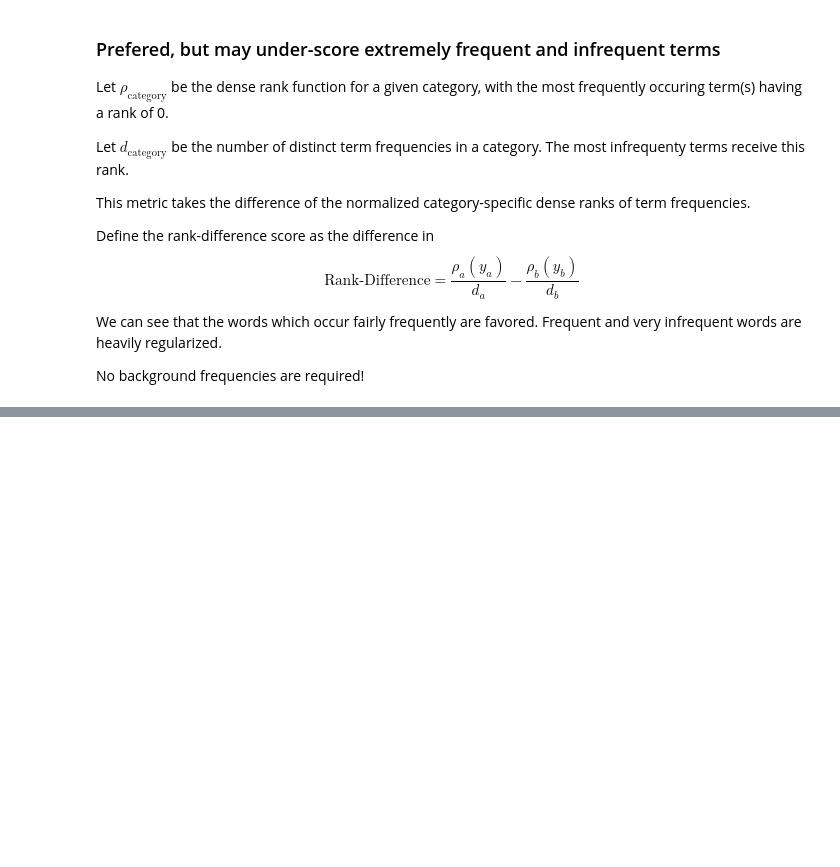
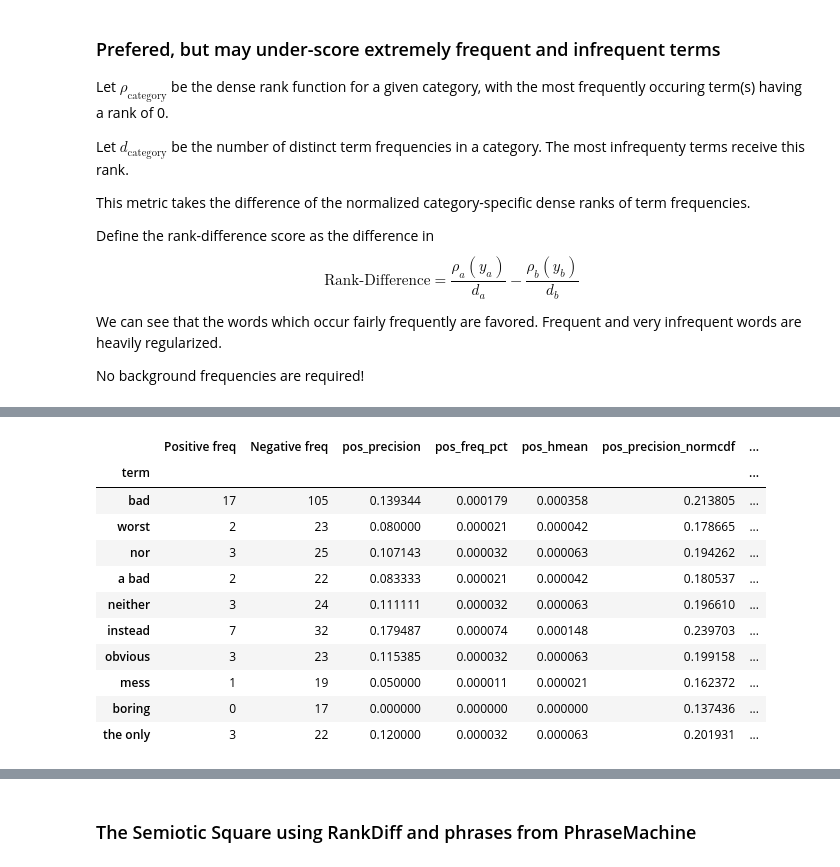
Before and after one commit to JasonKessler/PuPPyTalk, a Jupyter notebook: notebooks/Class-Association-Scores.ipynb, the cells around one changed output, grey strips where cells are left out. Cells and saved outputs as stored; diff of their text form; code cells hidden in the pictures; blank space fills up the shorter version.

```diff
--- a/notebooks/Class-Association-Scores.ipynb
+++ b/notebooks/Class-Association-Scores.ipynb
@@ -471 +627,16 @@ tdf.reset_index().to_csv('term_freqs.csv', index=False)
+# %%
+term_freq_df.sort_values(by='scaled_f_score', ascending=True).iloc[:10]
+# %% [output]
+|  | Positive freq | Negative freq | pos_precision | pos_freq_pct | pos_hmean | pos_precision_normcdf | ... |
+| term |  |  |  |  |  |  | ... |
+| bad | 17 | 105 | 0.139344 | 0.000179 | 0.000358 | 0.213805 | ... |
+| worst | 2 | 23 | 0.080000 | 0.000021 | 0.000042 | 0.178665 | ... |
+| nor | 3 | 25 | 0.107143 | 0.000032 | 0.000063 | 0.194262 | ... |
+| a bad | 2 | 22 | 0.083333 | 0.000021 | 0.000042 | 0.180537 | ... |
+| neither | 3 | 24 | 0.111111 | 0.000032 | 0.000063 | 0.196610 | ... |
+| instead | 7 | 32 | 0.179487 | 0.000074 | 0.000148 | 0.239703 | ... |
+| obvious | 3 | 23 | 0.115385 | 0.000032 | 0.000063 | 0.199158 | ... |
+| mess | 1 | 19 | 0.050000 | 0.000011 | 0.000021 | 0.162372 | ... |
+| boring | 0 | 17 | 0.000000 | 0.000000 | 0.000000 | 0.137436 | ... |
+| the only | 3 | 22 | 0.120000 | 0.000032 | 0.000063 | 0.201931 | ... |
 # %%
@@ -488,4 +654,6 @@ open(file_name, 'wb').write(html.encode('utf-8'))
 IFrame(src=file_name, width = 1300, height=700)
 # %% [output]
 [interactive output not drawn]
+# %% [markdown]
+### The Semiotic Square using RankDiff and phrases from PhraseMachine
 # %%
```
Also changed, not shown: parts of 20 cells of this notebook, 12 other files.
